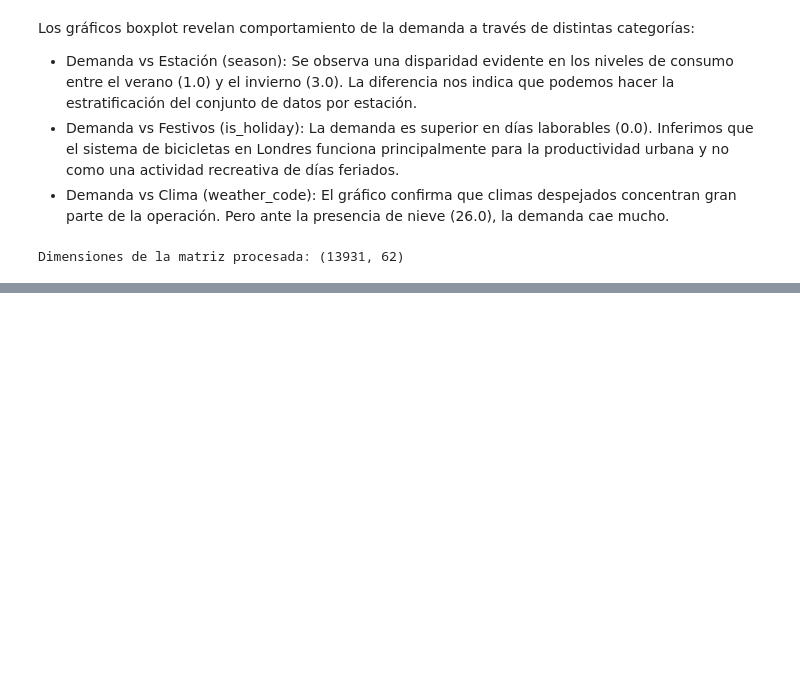
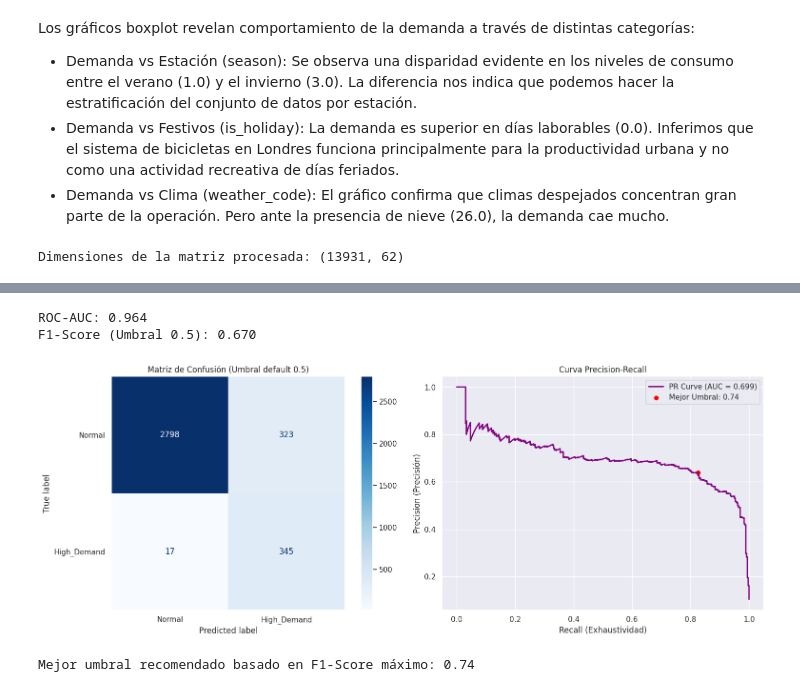
Before and after one commit to JesusRodrigoV/AXL-CasoEstudio01-Case4-ML, a Jupyter notebook: notebooks/Ejercicio.ipynb, the cells around one changed output, grey strips where cells are left out. Saved outputs shown, nothing was run; the diff lists cells and outputs as text; code cells hidden in the pictures; blank space fills up the shorter version.

```diff
--- a/notebooks/Ejercicio.ipynb
+++ b/notebooks/Ejercicio.ipynb
@@ -274,3 +272,19 @@ X_train_prep = preprocesador.fit_transform(X_train)
 print(f"Dimensiones de la matriz procesada: {X_train_prep.shape}")
 # %% [output]
 Dimensiones de la matriz procesada: (13931, 62)
+# %%
+# ==========================================
+# 1. PREPARACIÓN DE DATOS DE PRUEBA
+# ==========================================
+
+# Separación de variables predictoras y objetivo en el conjunto de prueba
+X_test = test_set.drop(columns=['cnt', 'High_Demand', 'timestamp'])
+y_test_reg = test_set['cnt']
+y_test_clf = test_set['High_Demand']
+
+# Aplicar el preprocesador (solo transform, NO fit_transform)
+X_test_prep = preprocesador.transform(X_test)
+
+# Obtener los nombres de las columnas transformadas (útil para ver los coeficientes luego)
+feature_names = preprocesador.get_feature_names_out()
+print(f"Dimensiones de la matriz de prueba procesada: {X_test_prep.shape}")
@@ -276,0 +370,60 @@ Dimensiones de la matriz procesada: (13931, 62)
+# %%
+from sklearn.metrics import roc_auc_score, f1_score
+
+# Calcular ROC-AUC
+roc_auc = roc_auc_score(y_test_clf, y_pred_proba)
+# Calcular F1-Score con el umbral por defecto (0.5)
+f1_default = f1_score(y_test_clf, y_pred_clf)
+
+print(f"ROC-AUC: {roc_auc:.3f}")
+print(f"F1-Score (Umbral 0.5): {f1_default:.3f}")
+# %% [output]
+ROC-AUC: 0.964
+F1-Score (Umbral 0.5): 0.670
+# %%
+# ==========================================
+# 3. MODELADO DE CLASIFICACIÓN (High_Demand)
+# ==========================================
+from sklearn.linear_model import LogisticRegression
+from sklearn.metrics import confusion_matrix, ConfusionMatrixDisplay, precision_recall_curve, auc
+
+# 3.1 Entrenamiento
+log_clf = LogisticRegression(max_iter=1000, random_state=SEED, class_weight='balanced')
+log_clf.fit(X_train_prep, y_train_clf)
+
+# Predicciones (clases y probabilidades)
+y_pred_clf = log_clf.predict(X_test_prep)
+y_pred_proba = log_clf.predict_proba(X_test_prep)[:, 1]
+
+# 3.2 Matriz de Confusión
+fig, axes = plt.subplots(1, 2, figsize=(16, 6))
+
+cm = confusion_matrix(y_test_clf, y_pred_clf)
+disp = ConfusionMatrixDisplay(confusion_matrix=cm, display_labels=['Normal', 'High_Demand'])
+disp.plot(ax=axes[0], cmap='Blues', values_format='d')
+axes[0].set_title('Matriz de Confusión (Umbral default 0.5)')
+axes[0].grid(False)
+
+# 3.3 Curva Precision-Recall
+precision, recall, thresholds = precision_recall_curve(y_test_clf, y_pred_proba)
+pr_auc = auc(recall, precision)
+
+axes[1].plot(recall, precision, color='purple', lw=2, label=f'PR Curve (AUC = {pr_auc:.3f})')
+axes[1].set_xlabel('Recall (Exhaustividad)')
+axes[1].set_ylabel('Precision (Precisión)')
+axes[1].set_title('Curva Precision-Recall')
+axes[1].legend(loc="lower left")
+
+# Encontrar el punto óptimo que balancee Precision y Recall
+fscore = (2 * precision * recall) / (precision + recall + 1e-8)
+ix = np.argmax(fscore)
+axes[1].scatter(recall[ix], precision[ix], marker='o', color='red', label=f'Mejor Umbral: {thresholds[ix]:.2f}')
+axes[1].legend()
+
+plt.tight_layout()
+plt.show()
+
+print(f"Mejor umbral recomendado basado en F1-Score máximo: {thresholds[ix]:.2f}")
+# %% [output]
+[figure, added]
+Mejor umbral recomendado basado en F1-Score máximo: 0.74
```
Also changed, not shown: parts of 10 cells of this notebook.
